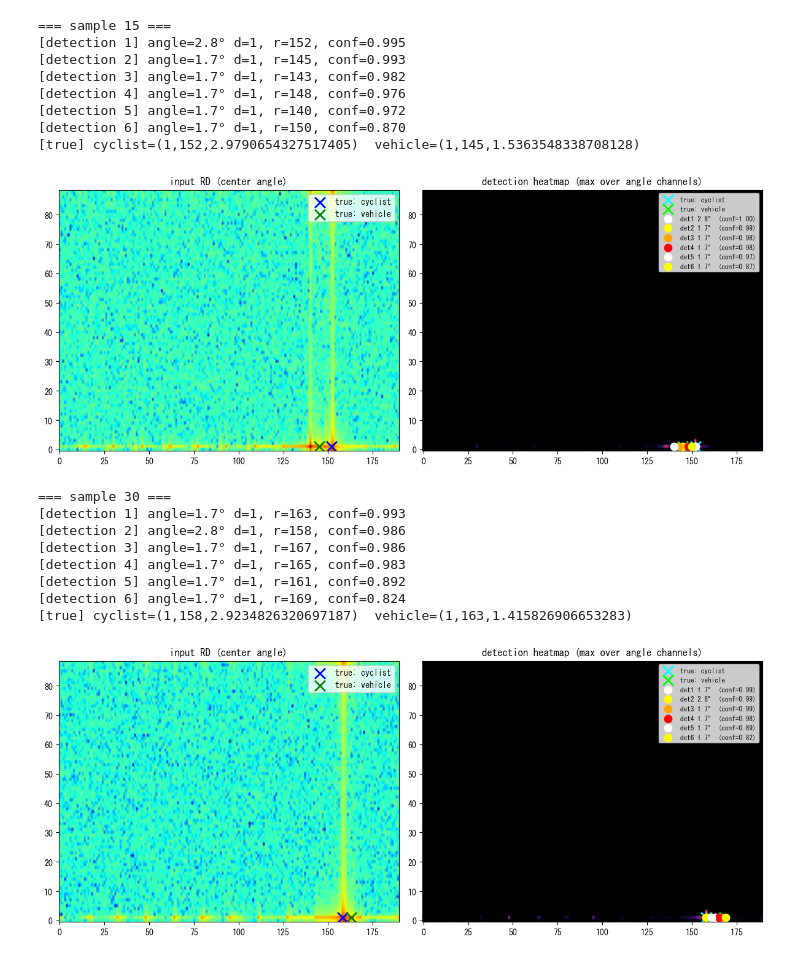
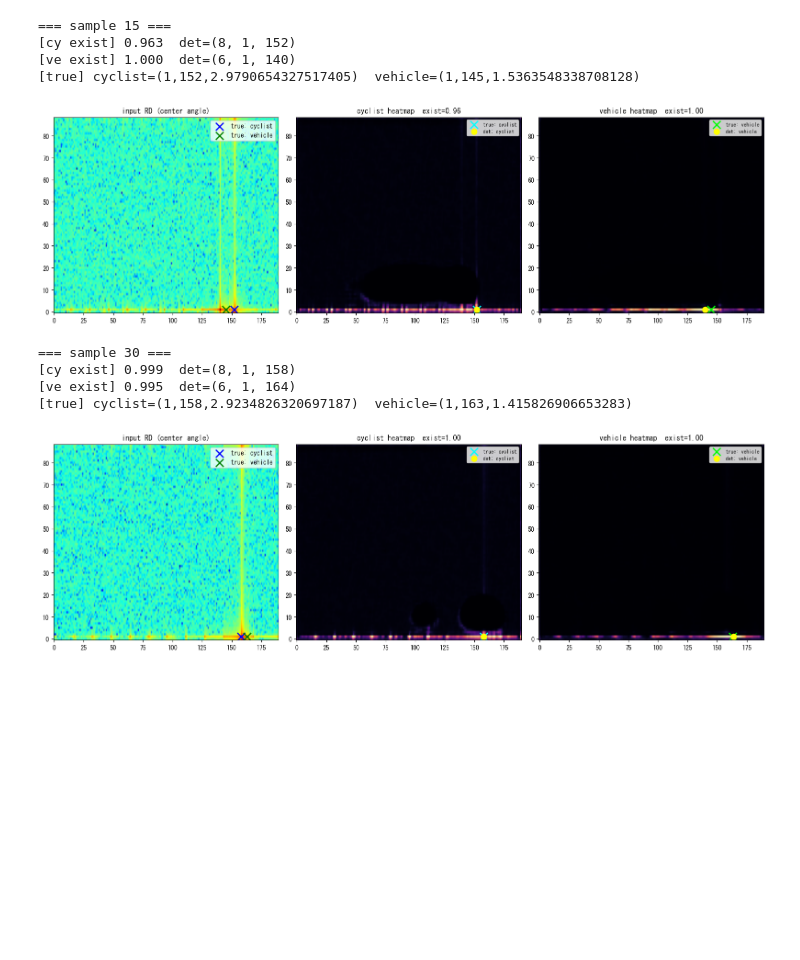
Before and after one commit to kousukeyamakubo/study, a Jupyter notebook: 400MHz変更用/check.ipynb, the cells around one changed output. Cells and saved outputs as stored; diff of their text form; code cells hidden in the pictures; blank space fills up the shorter version.

```diff
--- a/400MHz変更用/check.ipynb
+++ b/400MHz変更用/check.ipynb
@@ -548,12 +560,12 @@ if SINGLE_ONLY:
     sa_df = sa_df.sample(frac=1, random_state=RANDOM_SEED).reset_index(drop=True)
     _train_df = sa_df.iloc[:280].reset_index(drop=True)
     _val_df   = sa_df.iloc[280:340].reset_index(drop=True)
-    MODEL_PATH = "./best_detector_3d_intensity_no_skip_single.pt"
+    MODEL_PATH = "./best_detector_3d_exist_head_single.pt"
     print(f"モード: 単一物体のみ  train={len(_train_df)}  val={len(_val_df)}")
 else:
     _train_df = train_df
     _val_df   = val_df
-    MODEL_PATH = "./best_detector_3d_intensity_no_skip.pt"
+    MODEL_PATH = "./best_detector_3d_exist_head.pt"
     print(f"モード: 混合  train={len(_train_df)}  val={len(_val_df)}")
 
 train_ds = MultiTargetDataset(_train_df)
@@ -642,67 +654,65 @@ def show_prediction(sample_idx=0):
     x_tensor = torch.from_numpy(x).unsqueeze(0).float().to(DEVICE)
 
     with torch.no_grad():
-        logits = best_model(x_tensor)
+        cy_logits, ve_logits, cy_exist, ve_exist = best_model(x_tensor)
 
-    peaks = decode_peaks_from_logits(logits.cpu())
+    cy_det, ve_det = decode_class_detections(
+        cy_logits.cpu(), ve_logits.cpu(), cy_exist.cpu(), ve_exist.cpu())
 
     cy_true_d = int(row["cyclist_true_d_idx"])
     cy_true_r = int(row["cyclist_true_r_idx"])
     cy_true_a = float(row["cyclist_true_angle_deg"])
     ve_true_d = int(row["vehicle_true_d_idx"])
     ve_true_r = int(row["vehicle_true_r_idx"])
     ve_true_a = float(row["vehicle_true_angle_deg"])
 
     print(f"=== sample {sample_idx} ===")
-    for j, (pk_ch, pk_d, pk_r, pk_c) in enumerate(peaks):
-        print(f"[detection {j+1}] angle={FIXED_ANGLES[pk_ch]:.1f}° d={pk_d}, r={pk_r}, conf={pk_c:.3f}")
+    print(f"[cy exist] {torch.sigmoid(cy_exist[0]).item():.3f}  det={cy_det}")
+    print(f"[ve exist] {torch.sigmoid(ve_exist[0]).item():.3f}  det={ve_det}")
     print(f"[true] cyclist=({cy_true_d},{cy_true_r},{cy_true_a})  vehicle=({ve_true_d},{ve_true_r},{ve_true_a})")
 
-    rd_db   = x[N_FIXED // 2]
-    heatmap = torch.sigmoid(logits)[0].max(dim=0).values.cpu().numpy()
-    colors  = ["white", "yellow", "orange", "red"]
+    rd_db      = x[N_FIXED // 2]
+    cy_heatmap = torch.sigmoid(cy_logits)[0].max(dim=0).values.cpu().numpy()
+    ve_heatmap = torch.sigmoid(ve_logits)[0].max(dim=0).values.cpu().numpy()
 
-    fig, axes = plt.subplots(1, 2, figsize=(12, 5))
+    fig, axes = plt.subplots(1, 3, figsize=(16, 5))
 
     axes[0].imshow(rd_db, aspect="auto", origin="lower", cmap="jet")
     axes[0].scatter([cy_true_r], [cy_true_d], c="blue",  marker="x", s=150, linewidths=2, label="true: cyclist")
     axes[0].scatter([ve_true_r], [ve_true_d], c="green", marker="x", s=150, linewidths=2, label="true: vehicle")
     axes[0].set_title("input RD (center angle)")
     axes[0].legend()
 
-    axes[1].imshow(heatmap, aspect="auto", origin="lower", cmap="magma")
-    axes[1].scatter([cy_true_r], [cy_true_d], c="cyan",  marker="x", s=150, linewidths=2, label="true: cyclist")
-    axes[1].scatter([ve_true_r], [ve_true_d], c="lime",  marker="x", s=150, linewidths=2, label="true: vehicle")
-    for j, (pk_ch, pk_d, pk_r, pk_c) in enumerate(peaks):
-        axes[1].scatter([pk_r], [pk_d], c=colors[j % len(colors)], marker="o", s=80,
-                        label=f"det{j+1} {FIXED_ANGLES[pk_ch]:.1f}° (conf={pk_c:.2f})")
-    axes[1].set_title("detection heatmap (max over angle channels)")
+    axes[1].imshow(cy_heatmap, aspect="auto", origin="lower", cmap="magma")
+    axes[1].scatter([cy_true_r], [cy_true_d], c="cyan", marker="x", s=150, linewidths=2, label="true: cyclist")
+    if cy_det[0] >= 0:
+        axes[1].scatter([cy_det[2]], [cy_det[1]], c="yellow", marker="o", s=80, label="det: cyclist")
+    axes[1].set_title(f"cyclist heatmap  exist={torch.sigmoid(cy_exist[0]).item():.2f}")
     axes[1].legend(fontsize=8)
+
+    axes[2].imshow(ve_heatmap, aspect="auto", origin="lower", cmap="magma")
+    axes[2].scatter([ve_true_r], [ve_true_d], c="lime", marker="x", s=150, linewidths=2, label="true: vehicle")
+    if ve_det[0] >= 0:
+        axes[2].scatter([ve_det[2]], [ve_det[1]], c="yellow", marker="o", s=80, label="det: vehicle")
+    axes[2].set_title(f"vehicle heatmap  exist={torch.sigmoid(ve_exist[0]).item():.2f}")
+    axes[2].legend(fontsize=8)
 
     plt.tight_layout()
     plt.show()
 
 show_prediction(sample_idx=15)
 show_prediction(sample_idx=30)
 # %% [output]
 === sample 15 ===
-[detection 1] angle=2.8° d=1, r=152, conf=0.995
-[detection 2] angle=1.7° d=1, r=145, conf=0.993
-[detection 3] angle=1.7° d=1, r=143, conf=0.982
-[detection 4] angle=1.7° d=1, r=148, conf=0.976
-[detection 5] angle=1.7° d=1, r=140, conf=0.972
-[detection 6] angle=1.7° d=1, r=150, conf=0.870
+[cy exist] 0.963  det=(8, 1, 152)
+[ve exist] 1.000  det=(6, 1, 140)
 [true] cyclist=(1,152,2.9790654327517405)  vehicle=(1,145,1.5363548338708128)
-[figure, old version]
+[figure, new version]
 === sample 30 ===
-[detection 1] angle=1.7° d=1, r=163, conf=0.993
-[detection 2] angle=2.8° d=1, r=158, conf=0.986
-[detection 3] angle=1.7° d=1, r=167, conf=0.986
-[detection 4] angle=1.7° d=1, r=165, conf=0.983
-[detection 5] angle=1.7° d=1, r=161, conf=0.892
-[detection 6] angle=1.7° d=1, r=169, conf=0.824
+[cy exist] 0.999  det=(8, 1, 158)
+[ve exist] 0.995  det=(6, 1, 164)
 [true] cyclist=(1,158,2.9234826320697187)  vehicle=(1,163,1.415826906653283)
-[figure, old version]
+[figure, new version]
 # %%
 def show_channel_suppression(scenario, sample_idx=0):
     single_df = pd.read_csv("./learn_dataset_single_object/metadata.csv")
```
Also changed, not shown: parts of 15 cells of this notebook, 3 other files.
